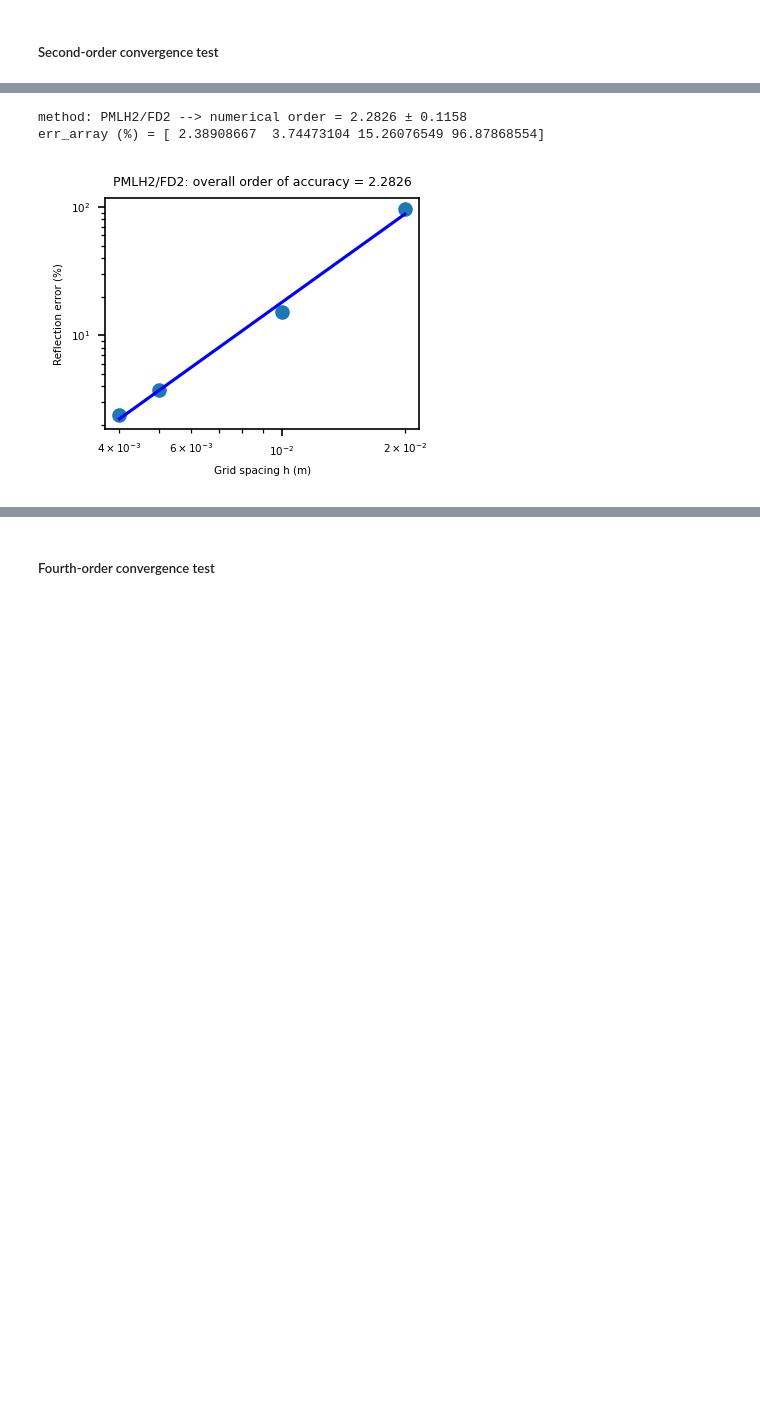
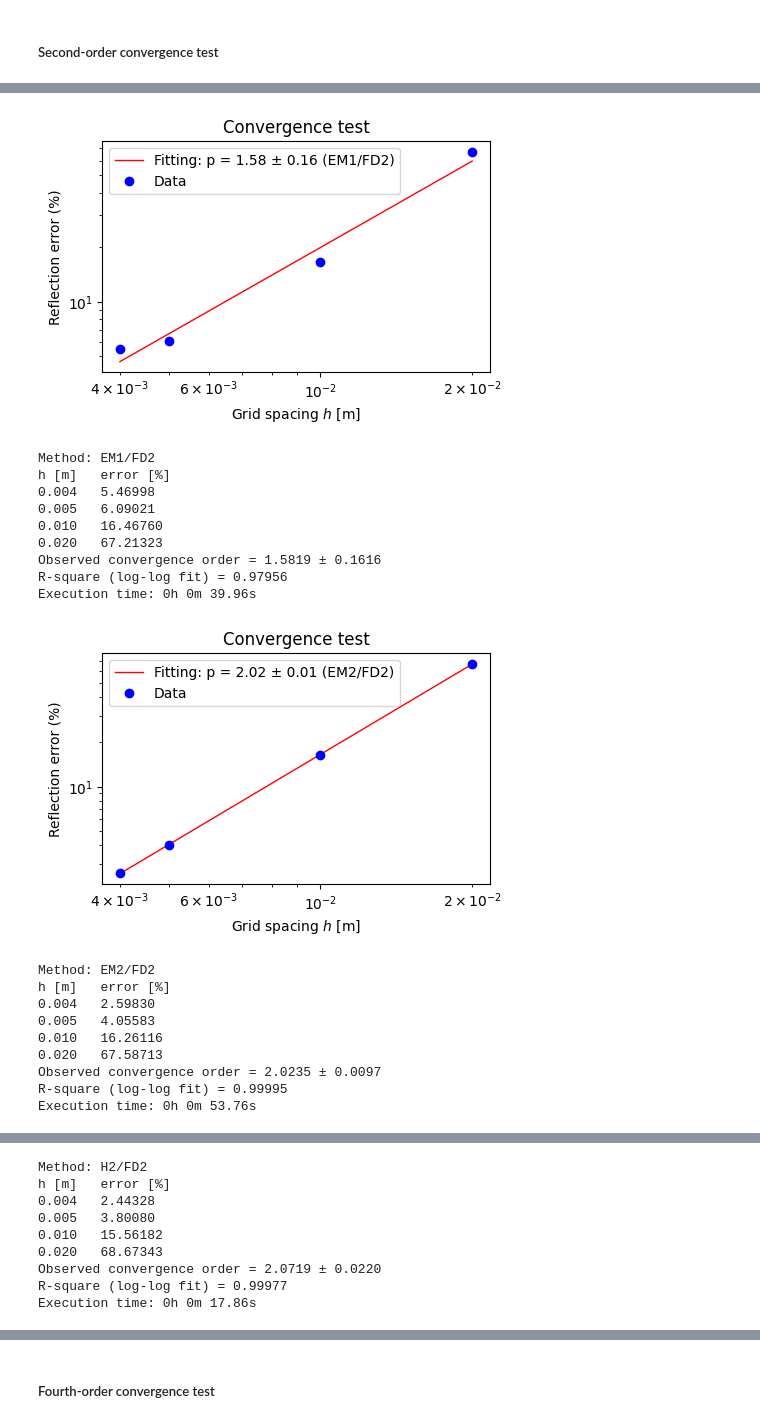
Before and after one commit to chaiwoot/PyHelmholtz, a Jupyter notebook: examples/example1.ipynb, the cells around one changed output, grey strips where cells are left out. Saved outputs shown, nothing was run; the diff lists cells and outputs as text; code cells hidden in the pictures; blank space fills up the shorter version.

```diff
--- a/examples/example1.ipynb
+++ b/examples/example1.ipynb
@@ -371,31 +150,27 @@ err_array (%) = [ 2.3892359   3.74498967 15.26172622 96.91590665]
-# %%
-err_array = np.zeros_like(h_list)
-
-for i, h in enumerate(h_list):
-
-    n = round(0.25*wavelength/h)
-
-    ho = ph.Helmholtz(domain=ph.Domain(h=h),
-                      abm=ph.PML("PMLH2", n=n),
-                      fd=ph.FD(2))
-    ho.solve("mumps")
-    err_array[i] = ho.error_norm_point_source() # compute the reflection error
-
-p_fit, p_err, err_fit_array = curve_fitting(h_list, err_array)
-
-print(f"method: {ho.abm.abm}/FD{ho.fd.order} --> numerical order = {p_fit:.4f} ± {p_err:.4f}")
-print(f"err_array (%) = {err_array}")
-
-rcParams['font.size'] = 5
-figure(figsize=(2.7, 2), dpi=150)
-title(f"{ho.abm.abm}/FD{ho.fd.order}: overall order of accuracy = {p_fit:.4f}")
-loglog(h_list, err_array, 'o'); loglog(h_list, err_fit_array,'b')
-xlabel('Grid spacing h (m)'); ylabel('Reflection error (%)'); show()
-
-# thickness = 0.25λ
-# method: PMLH2/FD2 --> numerical order = 2.2826 ± 0.1158
-# err_array (%) = [ 2.38908667  3.74473104 15.26076549 96.87868554]
-# %% [output]
-method: PMLH2/FD2 --> numerical order = 2.2826 ± 0.1158
-err_array (%) = [ 2.38908667  3.74473104 15.26076549 96.87868554]
-[figure, removed]
+# %%
+# Short command
+# first-order Engquish-Majda and second-order Higdon methods with second-order finite difference
+compute_convergence_rate(h_array, fd_order=2, abm_name="EM1") # p_obs = 1.5819 ± 0.1616
+compute_convergence_rate(h_array, fd_order=2, abm_name="EM2") # p_obs = 2.0235 ± 0.0097
+compute_convergence_rate(h_array, fd_order=2, abm_name="H2") # p_obs = 2.0719 ± 0.0220
+# %% [output]
+[figure, added]
+Method: EM1/FD2
+h [m]   error [%]
+0.004   5.46998
+0.005   6.09021
+0.010   16.46760
+0.020   67.21323
+Observed convergence order = 1.5819 ± 0.1616
+R-square (log-log fit) = 0.97956
+Execution time: 0h 0m 39.96s
+[figure, added]
+Method: EM2/FD2
+h [m]   error [%]
+0.004   2.59830
+0.005   4.05583
+0.010   16.26116
+0.020   67.58713
+Observed convergence order = 2.0235 ± 0.0097
+R-square (log-log fit) = 0.99995
+Execution time: 0h 0m 53.76s
@@ -401,0 +178,9 @@ err_array (%) = [ 2.38908667  3.74473104 15.26076549 96.87868554]
+Method: H2/FD2
+h [m]   error [%]
+0.004   2.44328
+0.005   3.80080
+0.010   15.56182
+0.020   68.67343
+Observed convergence order = 2.0719 ± 0.0220
+R-square (log-log fit) = 0.99977
+Execution time: 0h 0m 17.86s
```
Also changed, not shown: parts of 40 cells of this notebook.
